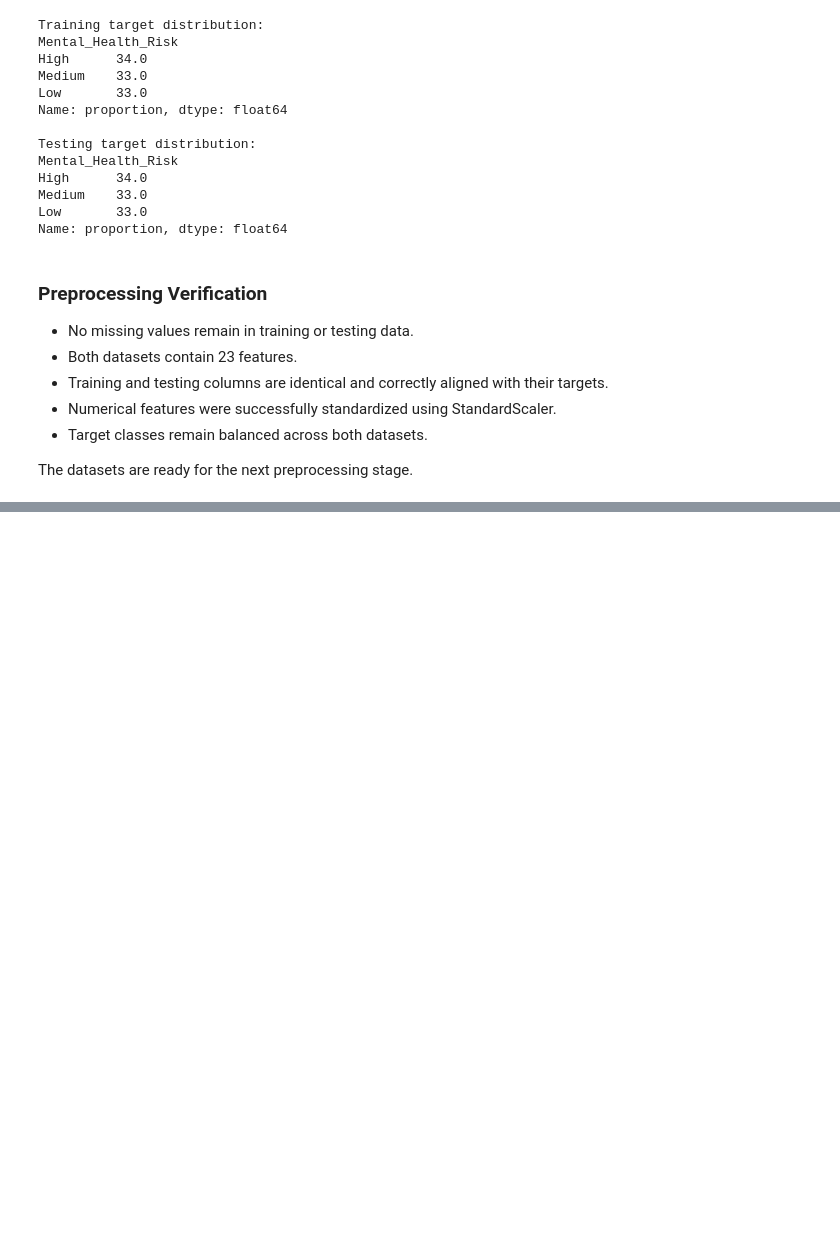
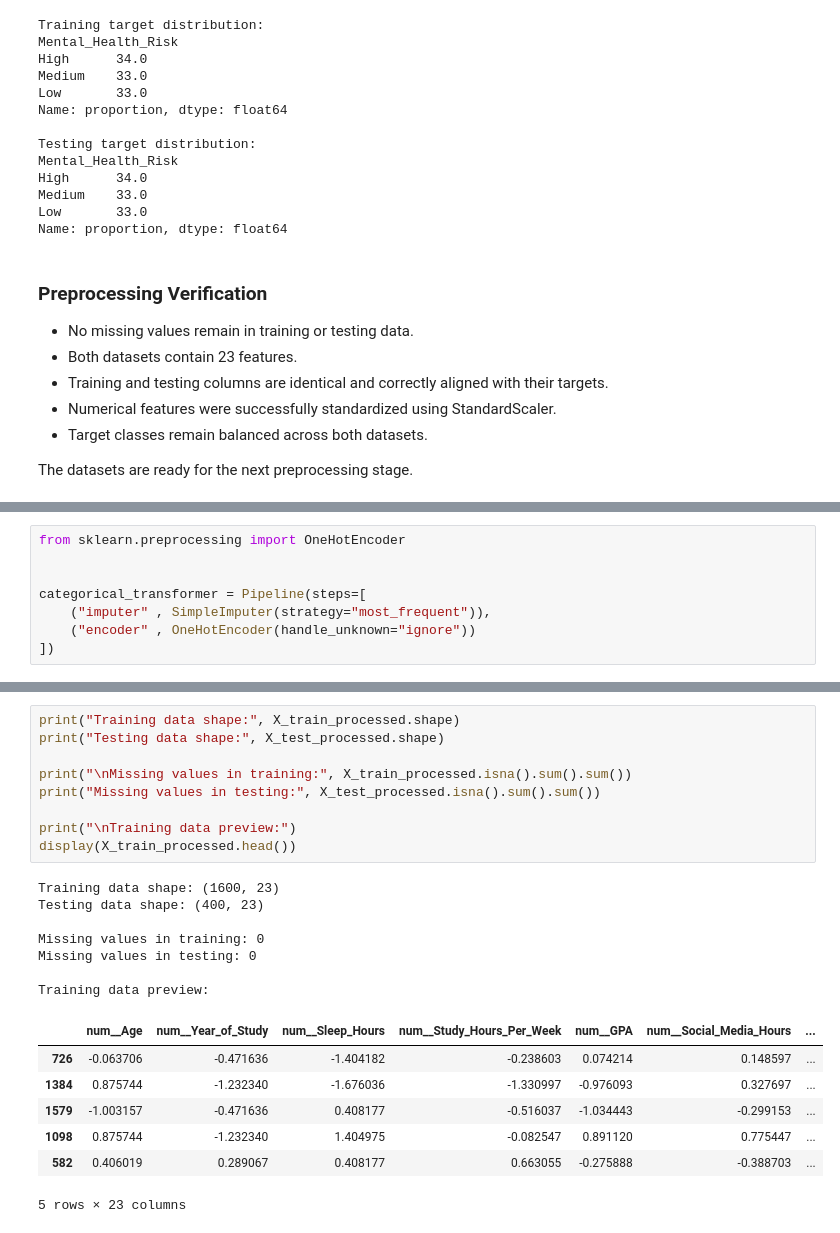
Before and after one commit to lahcen404/MindScope, a Jupyter notebook: notebooks/Preprcessing.ipynb, the cells around one changed output, grey strips where cells are left out. Saved outputs shown, nothing was run; the diff lists cells and outputs as text; blank space fills up the shorter version.

Commit message:
finish Preprocessing

```diff
--- a/notebooks/Preprcessing.ipynb
+++ b/notebooks/Preprcessing.ipynb
@@ -350,0 +396,8 @@ The datasets are ready for the next preprocessing stage.
+# %%
+from sklearn.preprocessing import OneHotEncoder
+
+
+categorical_transformer = Pipeline(steps=[
+    ("imputer" , SimpleImputer(strategy="most_frequent")),
+    ("encoder" , OneHotEncoder(handle_unknown="ignore"))
+])
@@ -350,0 +495,24 @@ The datasets are ready for the next preprocessing stage.
+# %%
+print("Training data shape:", X_train_processed.shape)
+print("Testing data shape:", X_test_processed.shape)
+
+print("\nMissing values in training:", X_train_processed.isna().sum().sum())
+print("Missing values in testing:", X_test_processed.isna().sum().sum())
+
+print("\nTraining data preview:")
+display(X_train_processed.head())
+# %% [output]
+Training data shape: (1600, 23)
+Testing data shape: (400, 23)
+
+Missing values in training: 0
+Missing values in testing: 0
+
+Training data preview:
+|  | num__Age | num__Year_of_Study | num__Sleep_Hours | num__Study_Hours_Per_Week | num__GPA | num__Social_Media_Hours | ... |
+| 726 | -0.063706 | -0.471636 | -1.404182 | -0.238603 | 0.074214 | 0.148597 | ... |
+| 1384 | 0.875744 | -1.232340 | -1.676036 | -1.330997 | -0.976093 | 0.327697 | ... |
+| 1579 | -1.003157 | -0.471636 | 0.408177 | -0.516037 | -1.034443 | -0.299153 | ... |
+| 1098 | 0.875744 | -1.232340 | 1.404975 | -0.082547 | 0.891120 | 0.775447 | ... |
+| 582 | 0.406019 | 0.289067 | 0.408177 | 0.663055 | -0.275888 | -0.388703 | ... |
+5 rows × 23 columns
```
Also changed, not shown: parts of 15 cells of this notebook.
